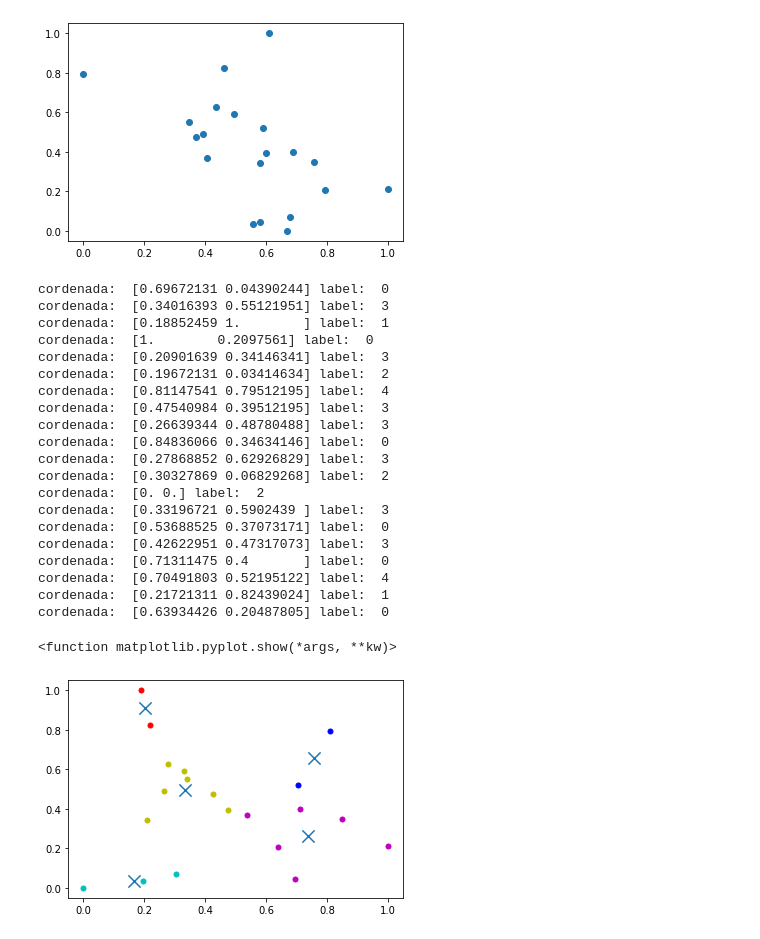
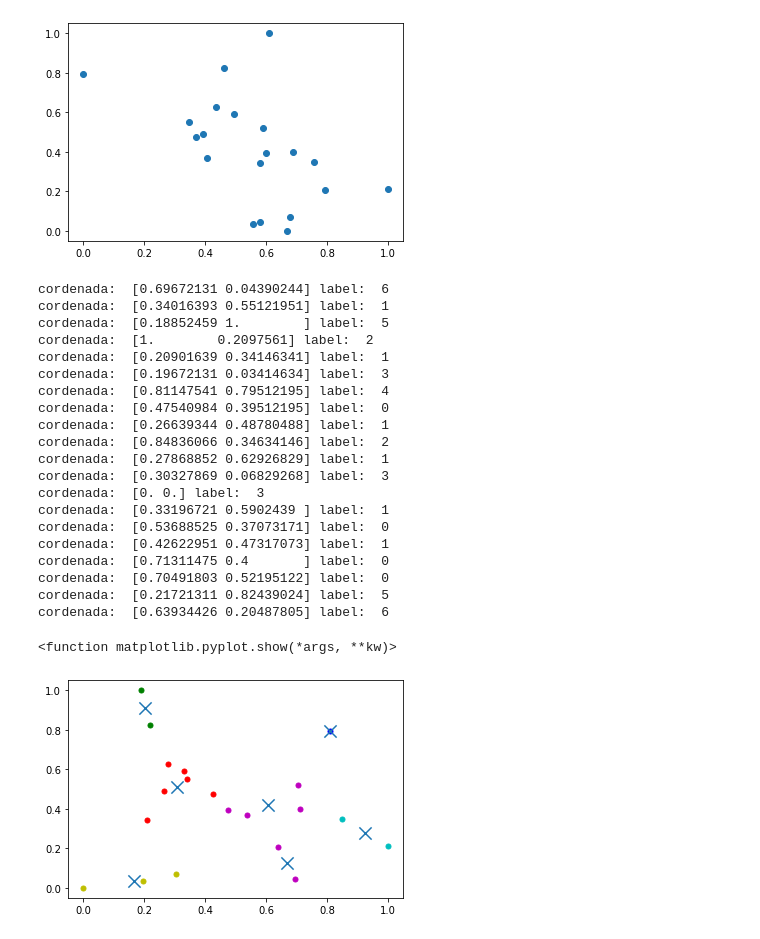
Before and after one commit to Unidad-Robotica-Dlab/molecular_dynamic, a Jupyter notebook: Codes/knn_alvaro.ipynb, the cells around one changed output. Saved outputs shown, nothing was run; the diff lists cells and outputs as text; code cells hidden in the pictures.

```diff
--- a/Codes/knn_alvaro.ipynb
+++ b/Codes/knn_alvaro.ipynb
@@ -192,36 +192,36 @@ plt.show()
 # %%
 X=np.array(list(zip(Average_nom,RMSD_nom)))
 # %%
-kmeans=KMeans(n_clusters=5)
+kmeans=KMeans(n_clusters=7)
 kmeans=kmeans.fit(X)
 labels=kmeans.predict(X)
 centroids=kmeans.cluster_centers_
-colors=['m.','r.','c.','y.','b.']
+colors=['m.','r.','c.','y.','b.','g.','m.']
 for i in range(len(X)):
     print('cordenada: ',X[i],'label: ',labels[i])
     plt.plot(X[i][0],X[i][1],colors[labels[i]],markersize=10)
 plt.scatter(centroids[:,0],centroids[:,1],marker='x',s=150,linewidths=5,zorder=10)
 plt.show
 # %% [output]
-cordenada:  [0.69672131 0.04390244] label:  0
-cordenada:  [0.34016393 0.55121951] label:  3
-cordenada:  [0.18852459 1.        ] label:  1
-cordenada:  [1.        0.2097561] label:  0
-cordenada:  [0.20901639 0.34146341] label:  3
-cordenada:  [0.19672131 0.03414634] label:  2
+cordenada:  [0.69672131 0.04390244] label:  6
+cordenada:  [0.34016393 0.55121951] label:  1
+cordenada:  [0.18852459 1.        ] label:  5
+cordenada:  [1.        0.2097561] label:  2
+cordenada:  [0.20901639 0.34146341] label:  1
+cordenada:  [0.19672131 0.03414634] label:  3
 cordenada:  [0.81147541 0.79512195] label:  4
-cordenada:  [0.47540984 0.39512195] label:  3
-cordenada:  [0.26639344 0.48780488] label:  3
-cordenada:  [0.84836066 0.34634146] label:  0
-cordenada:  [0.27868852 0.62926829] label:  3
-cordenada:  [0.30327869 0.06829268] label:  2
-cordenada:  [0. 0.] label:  2
-cordenada:  [0.33196721 0.5902439 ] label:  3
+cordenada:  [0.47540984 0.39512195] label:  0
+cordenada:  [0.26639344 0.48780488] label:  1
+cordenada:  [0.84836066 0.34634146] label:  2
+cordenada:  [0.27868852 0.62926829] label:  1
+cordenada:  [0.30327869 0.06829268] label:  3
+cordenada:  [0. 0.] label:  3
+cordenada:  [0.33196721 0.5902439 ] label:  1
 cordenada:  [0.53688525 0.37073171] label:  0
-cordenada:  [0.42622951 0.47317073] label:  3
+cordenada:  [0.42622951 0.47317073] label:  1
 cordenada:  [0.71311475 0.4       ] label:  0
-cordenada:  [0.70491803 0.52195122] label:  4
-cordenada:  [0.21721311 0.82439024] label:  1
-cordenada:  [0.63934426 0.20487805] label:  0
+cordenada:  [0.70491803 0.52195122] label:  0
+cordenada:  [0.21721311 0.82439024] label:  5
+cordenada:  [0.63934426 0.20487805] label:  6
 <function matplotlib.pyplot.show(*args, **kw)>
-[figure, old version]
+[figure, new version]
```
Also changed, not shown: 43 other files.
